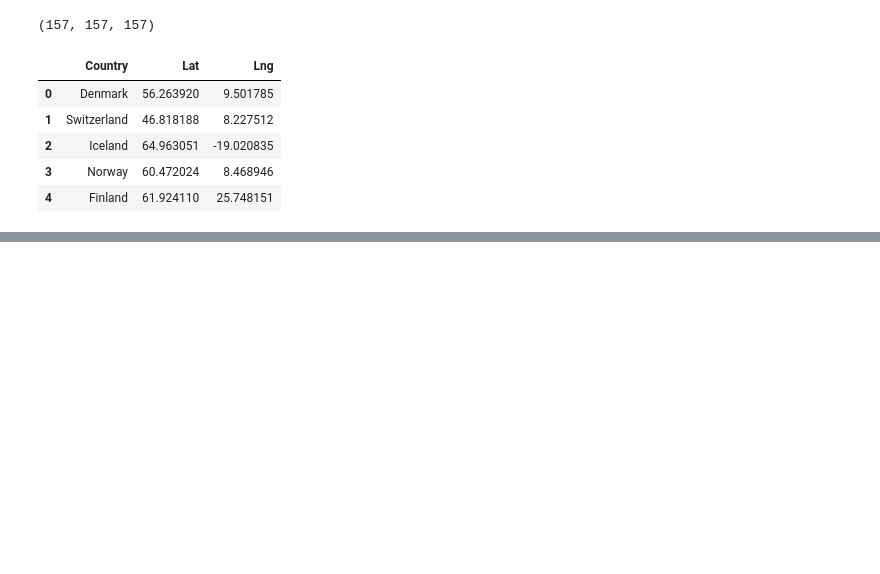
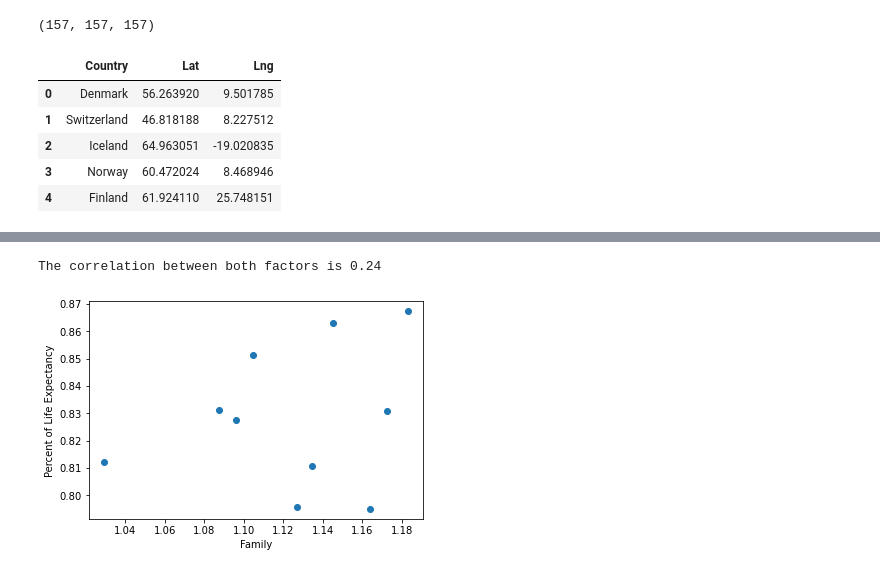
Before and after one commit to conwaykylej/Are_you_Sick_of_It, a Jupyter notebook: main.py.ipynb, the cells around one changed output, grey strips where cells are left out. Saved outputs shown, nothing was run; the diff lists cells and outputs as text; code cells hidden in the pictures; blank space fills up the shorter version.

```diff
--- a/main.py.ipynb
+++ b/main.py.ipynb
@@ -261,0 +301,12 @@ fig
+# %%
+#statistical info
+# Compare the calcualted Pearson's r to the plots
+correlation = st.pearsonr(top10happy["Family"],top10happy["Health (Life Expectancy)"])
+plt.scatter(top10happy["Family"],top10happy["Health (Life Expectancy)"])
+plt.xlabel('Family')
+plt.ylabel('Percent of Life Expectancy')
+print(f"The correlation between both factors is {round(correlation[0],2)}")
+plt.show()
+# %% [output]
+The correlation between both factors is 0.24
+[figure, added]
```
Also changed, not shown: parts of 31 cells of this notebook.
